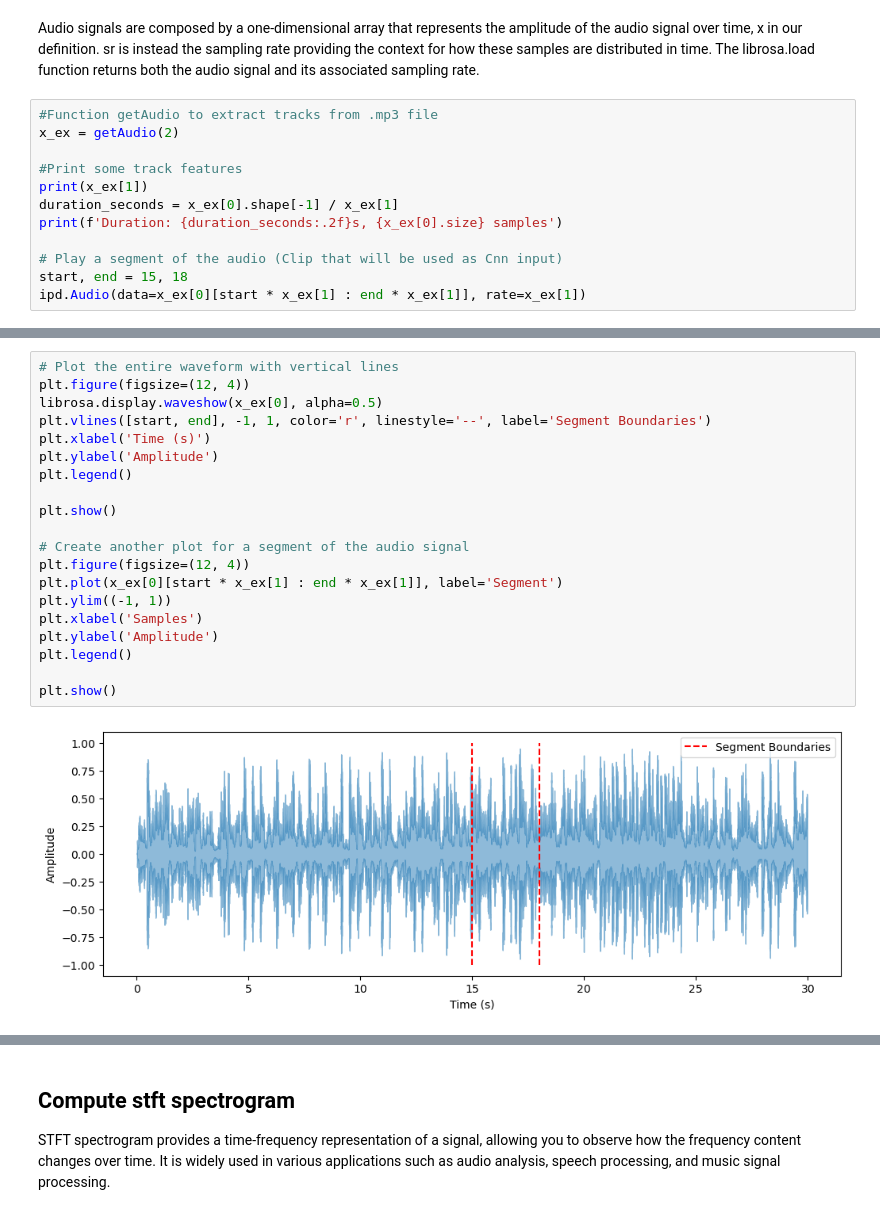
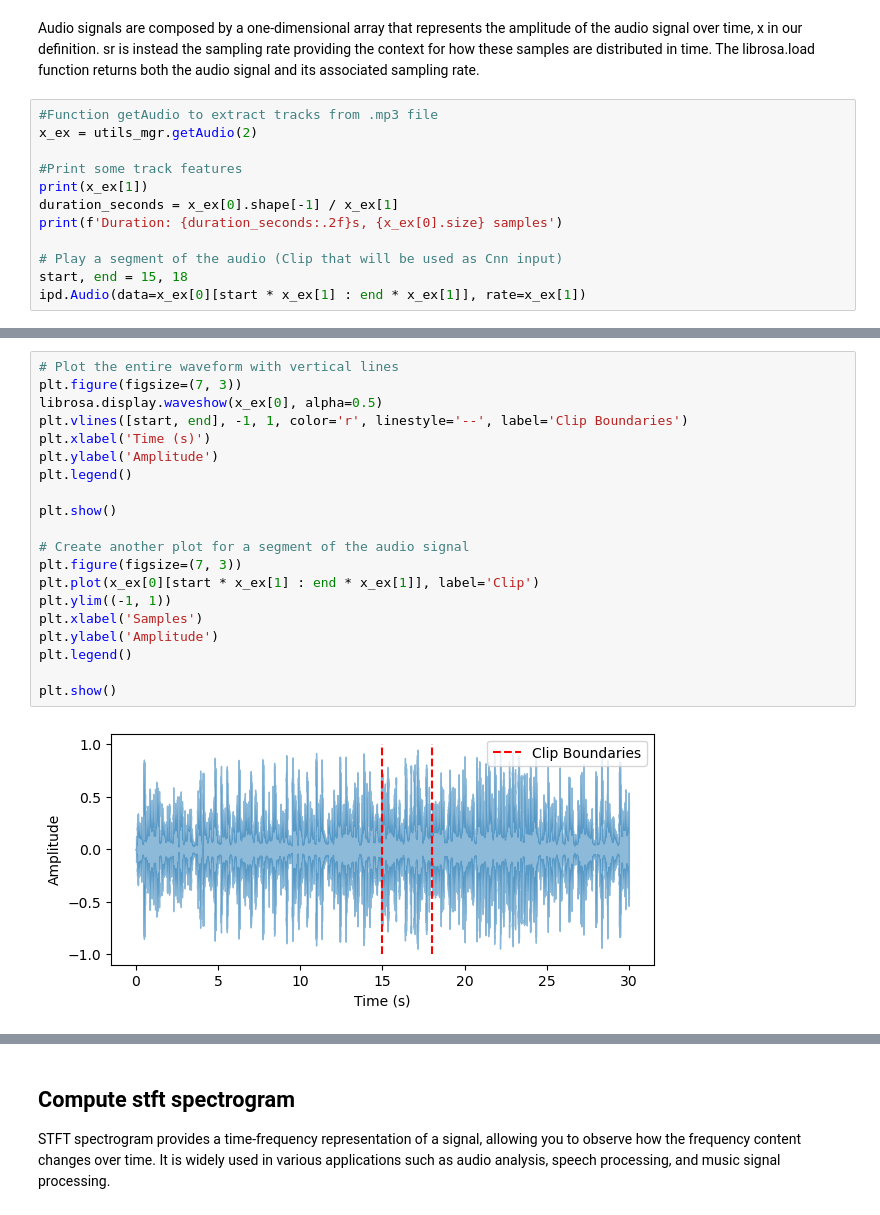
Before and after one commit to AlbertoSaretto/Music-Genre-Recognition, a Jupyter notebook: Preprocess.ipynb, the cells around one changed output, grey strips where cells are left out. Cells and saved outputs as stored; diff of their text form.

```diff
--- a/Preprocess.ipynb
+++ b/Preprocess.ipynb
@@ -42,7 +41,7 @@ tracks.shape
 Audio signals are composed by a one-dimensional array that represents the amplitude of the audio signal over time, x in our definition. sr is instead the sampling rate providing the context for how these samples are distributed in time. The librosa.load function returns both the audio signal and its associated sampling rate.
 # %%
 #Function getAudio to extract tracks from .mp3 file
-x_ex = getAudio(2)
+x_ex = utils_mgr.getAudio(2)
 
 #Print some track features
 print(x_ex[1])
@@ -58,23 +57,23 @@ Duration: 29.98s, 660984 samples
 [interactive output not drawn]
 # %%
 # Plot the entire waveform with vertical lines
-plt.figure(figsize=(12, 4))
+plt.figure(figsize=(7, 3))
 librosa.display.waveshow(x_ex[0], alpha=0.5)
-plt.vlines([start, end], -1, 1, color='r', linestyle='--', label='Segment Boundaries')
+plt.vlines([start, end], -1, 1, color='r', linestyle='--', label='Clip Boundaries')
 plt.xlabel('Time (s)')
 plt.ylabel('Amplitude')
 plt.legend()
 
 plt.show()
 
 # Create another plot for a segment of the audio signal
-plt.figure(figsize=(12, 4))
-plt.plot(x_ex[0][start * x_ex[1] : end * x_ex[1]], label='Segment')
+plt.figure(figsize=(7, 3))
+plt.plot(x_ex[0][start * x_ex[1] : end * x_ex[1]], label='Clip')
 plt.ylim((-1, 1))
 plt.xlabel('Samples')
 plt.ylabel('Amplitude')
 plt.legend()
 
 plt.show()
 # %% [output]
-[figure, old version]
+[figure, new version]
```
Also changed, not shown: parts of 8 cells of this notebook, 2 other files.
